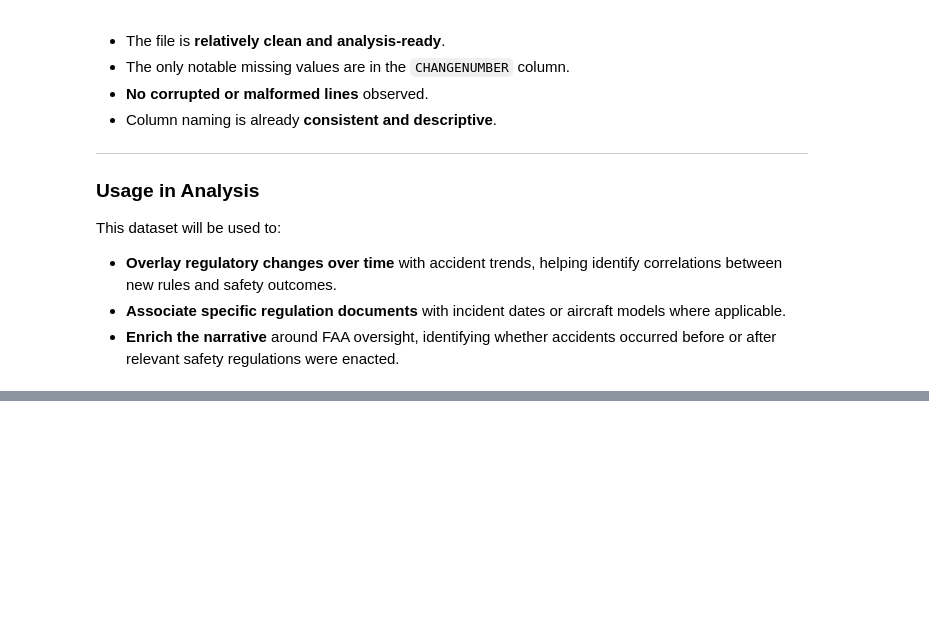
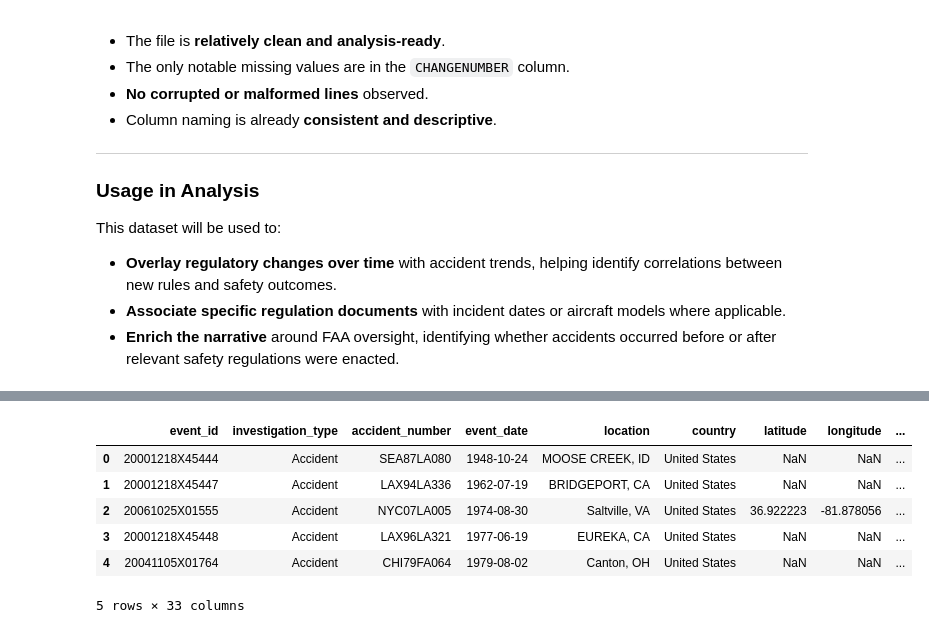
Before and after one commit to Arasirwa/DSFT-13-END-OF-PHASE-PROJECT, a Jupyter notebook: end-of-phase-1.ipynb, the cells around one changed output, grey strips where cells are left out. Saved outputs shown, nothing was run; the diff lists cells and outputs as text; code cells hidden in the pictures; blank space fills up the shorter version.

```diff
--- a/end-of-phase-1.ipynb
+++ b/end-of-phase-1.ipynb
@@ -909,0 +962,3 @@ This dataset will be used to:
+# %%
+#make a copy of the aviation data set since its good practice not working on the actual data
+aviation_data_copy = aviation_data.copy()
@@ -909,0 +1046,14 @@ This dataset will be used to:
+# %%
+def clean_column_names(df):
+    df.columns = (
+        df.columns
+        .str.strip()
+        .str.lower()
+        .str.replace('.', '_', regex=False)
+        .str.replace(' ', '_', regex=False)
+    )
+    return df
+
+aviation_data_copy = clean_column_names(aviation_data_copy)
+
+aviation_data_copy.columns
@@ -909,0 +1071,5 @@ This dataset will be used to:
+# %%
+#make a copy of the US-subset
+us_data = aviation_data_copy[aviation_data_copy['country'] == 'United States'].copy()
+#make a copy for the diaspora data
+diaspora_data = aviation_data_copy[aviation_data_copy['country'] != 'United States'].copy()
@@ -909,0 +1221,4 @@ This dataset will be used to:
+# %%
+#location
+us_data['location'] = us_data['location'].fillna("Unknown")
+us_data.isna().sum()
@@ -909,0 +1259,20 @@ This dataset will be used to:
+# %%
+us_data[['city', 'state']] = (
+    us_data['location']
+    .fillna('Unknown, Unknown')
+    .str.split(',', n=1, expand=True)
+    .apply(lambda x: x.str.strip())
+)
+us_data['city'] = us_data['city'].fillna('Unknown')
+us_data['state'] = us_data['state'].fillna('Unknown')
+us_data['state'] = us_data['state'].str.upper()
+
+us_data.head()
+# %% [output]
+|  | event_id | investigation_type | accident_number | event_date | location | country | latitude | longitude | ... |
+| 0 | 20001218X45444 | Accident | SEA87LA080 | 1948-10-24 | MOOSE CREEK, ID | United States | NaN | NaN | ... |
+| 1 | 20001218X45447 | Accident | LAX94LA336 | 1962-07-19 | BRIDGEPORT, CA | United States | NaN | NaN | ... |
+| 2 | 20061025X01555 | Accident | NYC07LA005 | 1974-08-30 | Saltville, VA | United States | 36.922223 | -81.878056 | ... |
+| 3 | 20001218X45448 | Accident | LAX96LA321 | 1977-06-19 | EUREKA, CA | United States | NaN | NaN | ... |
+| 4 | 20041105X01764 | Accident | CHI79FA064 | 1979-08-02 | Canton, OH | United States | NaN | NaN | ... |
+5 rows × 33 columns
```
Also changed, not shown: parts of 28 cells of this notebook.
